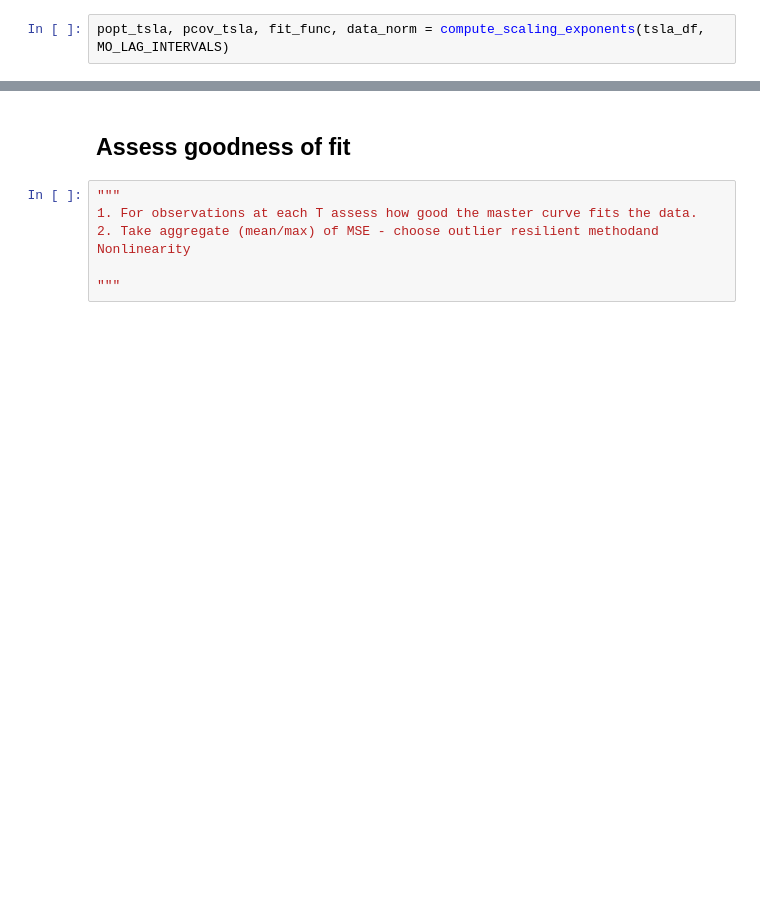
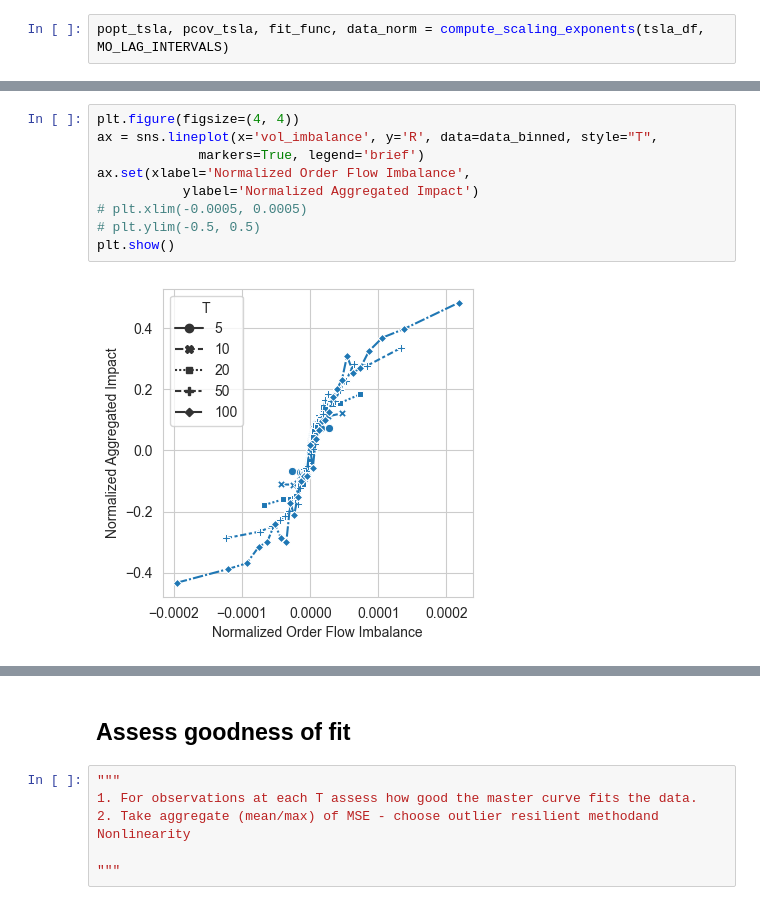
Before and after one commit to anabugaenko/liquidity, a Jupyter notebook: notebooks/Scratch Notebook for Testing.ipynb, the cells around one changed output, grey strips where cells are left out. Drawn from its saved outputs; the diff is of its cells as text; blank space fills up the shorter version.

```diff
--- a/notebooks/Scratch Notebook for Testing.ipynb
+++ b/notebooks/Scratch Notebook for Testing.ipynb
@@ -131,0 +139,11 @@ array([3.22877450e-01, 2.11407604e-03, 3.41326854e-01, 1.68397197e+01,
+# %%
+plt.figure(figsize=(4, 4))
+ax = sns.lineplot(x='vol_imbalance', y='R', data=data_binned, style="T",
+             markers=True, legend='brief')
+ax.set(xlabel='Normalized Order Flow Imbalance',
+           ylabel='Normalized Aggregated Impact')
+# plt.xlim(-0.0005, 0.0005)
+# plt.ylim(-0.5, 0.5)
+plt.show()
+# %% [output]
+[figure, added]
```
Also changed, not shown: parts of 20 cells of this notebook, 6 other files.
